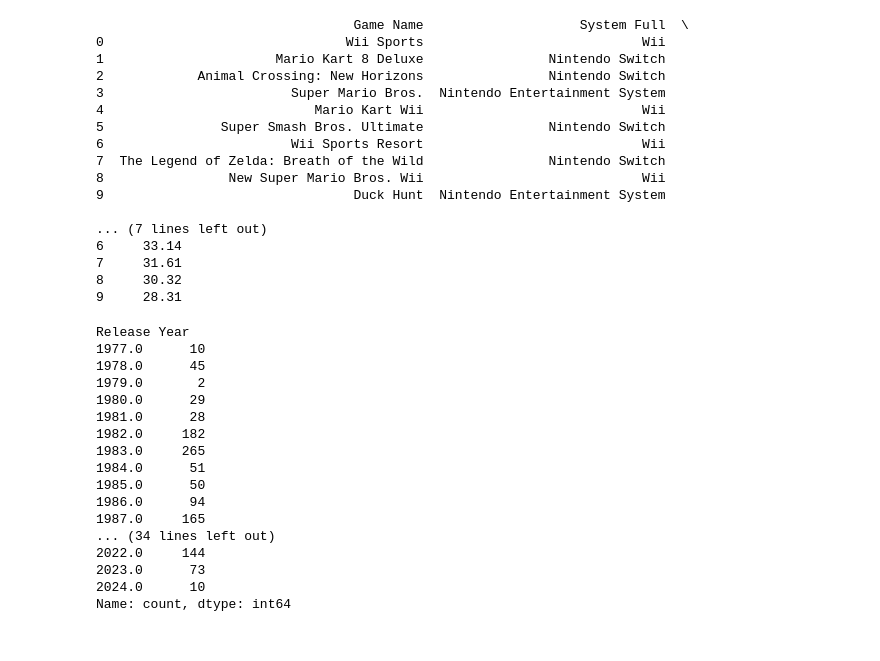
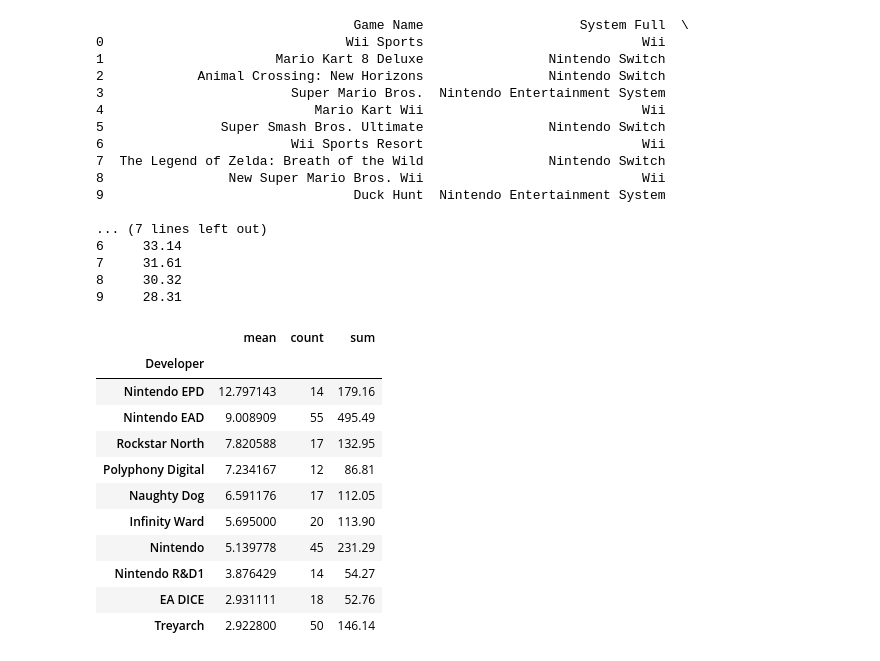
Before and after one commit to ahmadbinsohail/Handling_CSV, a Jupyter notebook: exploratory_data_analysis(EDA)/main.ipynb, the cells around one changed output. Cells and saved outputs as stored; diff of their text form; code cells hidden in the pictures.

Commit message:
Avg best sales per devoloper

```diff
--- a/exploratory_data_analysis(EDA)/main.ipynb
+++ b/exploratory_data_analysis(EDA)/main.ipynb
@@ -71,22 +71,20 @@ print(df_top10_games)
 df.rename(columns={"Release D": "Release Year"},inplace=True)
 #df_games_per_year = df.groupby("Release Year")["Game Name"].count().sort_index(ascending=False)    # an other apprroch but bad in performance
 df_games_per_year = df["Release Year"].value_counts().sort_index()
-df_games_per_year
-# %% [output]
-Release Year
-1977.0      10
-1978.0      45
-1979.0       2
-1980.0      29
-1981.0      28
-1982.0     182
-1983.0     265
-1984.0      51
-1985.0      50
-1986.0      94
-1987.0     165
-... (34 lines left out)
-2022.0     144
-2023.0      73
-2024.0      10
-Name: count, dtype: int64
+# %%
+# To get best average sales per dev
+df_top10_dev_avg = df.groupby("Developer")["Units(m)"].agg(["mean","count","sum"]).query("count>=10").sort_values("mean",ascending=False).head(10)
+#Groupby for grouping sales with respect to developers.agg()func for getting more than one calculation at once , .query("") used to get data more cleanly , .sort_values to sort the data , head() for top ones
+# %% [output]
+|  | mean | count | sum |
+| Developer |  |  |  |
+| Nintendo EPD | 12.797143 | 14 | 179.16 |
+| Nintendo EAD | 9.008909 | 55 | 495.49 |
+| Rockstar North | 7.820588 | 17 | 132.95 |
+| Polyphony Digital | 7.234167 | 12 | 86.81 |
+| Naughty Dog | 6.591176 | 17 | 112.05 |
+| Infinity Ward | 5.695000 | 20 | 113.90 |
+| Nintendo | 5.139778 | 45 | 231.29 |
+| Nintendo R&D1 | 3.876429 | 14 | 54.27 |
+| EA DICE | 2.931111 | 18 | 52.76 |
+| Treyarch | 2.922800 | 50 | 146.14 |
```
